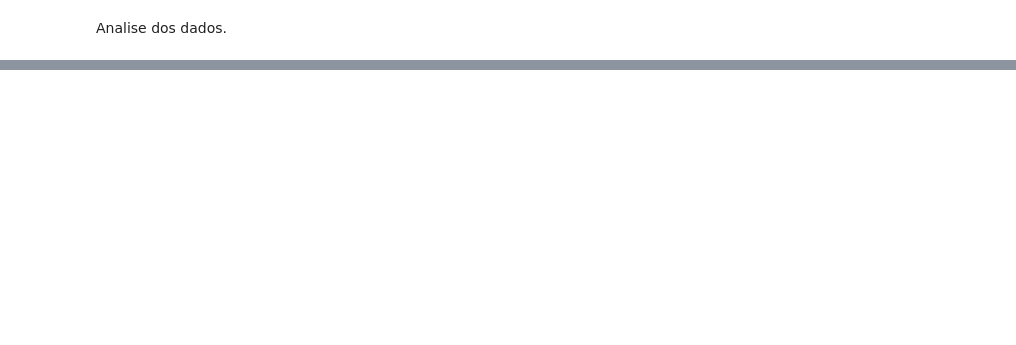
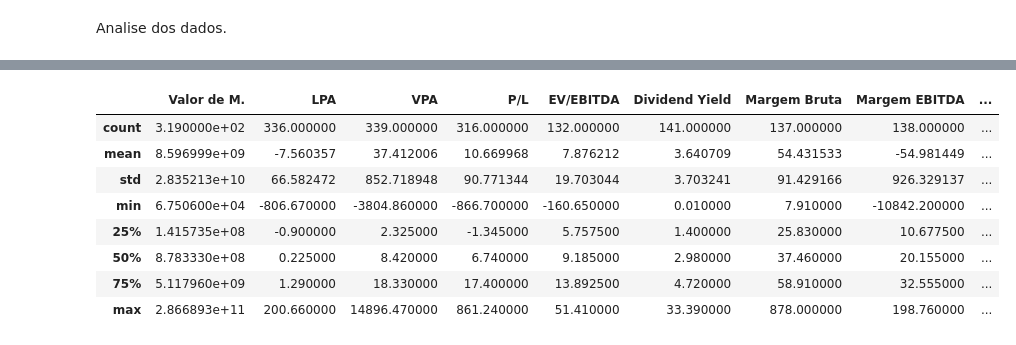
Before and after one commit to MessiasOli/aula_am_acoes, a Jupyter notebook: tratativa-dados.ipynb, the cells around one changed output, grey strips where cells are left out. Drawn from its saved outputs; the diff is of its cells as text; code cells hidden in the pictures; blank space fills up the shorter version.

```diff
--- a/tratativa-dados.ipynb
+++ b/tratativa-dados.ipynb
@@ -31,0 +51,12 @@ print(df.head())
+# %%
+df.describe()
+# %% [output]
+|  | Valor de M. | LPA | VPA | P/L | EV/EBITDA | Dividend Yield | Margem Bruta | Margem EBITDA | ... |
+| count | 3.190000e+02 | 336.000000 | 339.000000 | 316.000000 | 132.000000 | 141.000000 | 137.000000 | 138.000000 | ... |
+| mean | 8.596999e+09 | -7.560357 | 37.412006 | 10.669968 | 7.876212 | 3.640709 | 54.431533 | -54.981449 | ... |
+| std | 2.835213e+10 | 66.582472 | 852.718948 | 90.771344 | 19.703044 | 3.703241 | 91.429166 | 926.329137 | ... |
+| min | 6.750600e+04 | -806.670000 | -3804.860000 | -866.700000 | -160.650000 | 0.010000 | 7.910000 | -10842.200000 | ... |
+| 25% | 1.415735e+08 | -0.900000 | 2.325000 | -1.345000 | 5.757500 | 1.400000 | 25.830000 | 10.677500 | ... |
+| 50% | 8.783330e+08 | 0.225000 | 8.420000 | 6.740000 | 9.185000 | 2.980000 | 37.460000 | 20.155000 | ... |
+| 75% | 5.117960e+09 | 1.290000 | 18.330000 | 17.400000 | 13.892500 | 4.720000 | 58.910000 | 32.555000 | ... |
+| max | 2.866893e+11 | 200.660000 | 14896.470000 | 861.240000 | 51.410000 | 33.390000 | 878.000000 | 198.760000 | ... |
```
Also changed, not shown: parts of 5 cells of this notebook, 2 other files.
